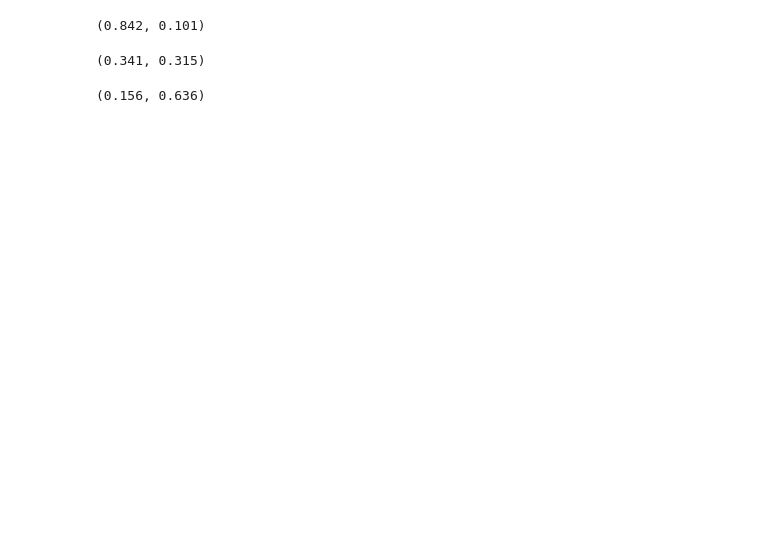
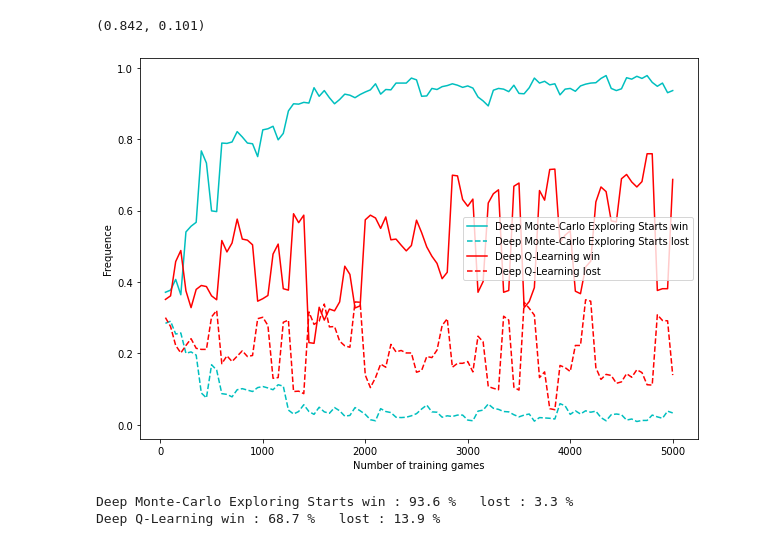
Before and after one commit to AMasquelier/Reinforcement-Learning, a Jupyter notebook: Test_Deep.ipynb, the cells around one changed output. Drawn from its saved outputs; the diff is of its cells as text; code cells hidden in the pictures; blank space fills up the shorter version.

```diff
--- a/Test_Deep.ipynb
+++ b/Test_Deep.ipynb
@@ -36,11 +35,9 @@ for i in range(32):
 print(score)
 # %% [output]
 (0.842, 0.101)
-# %%
-print(make_games(game, model, n=1000, smart={-1:False, 1:False}))
-# %% [output]
-(0.341, 0.315)
-# %%
-print(make_games(game, model, n=1000, smart={-1:True, 1:False}))
-# %% [output]
-(0.156, 0.636)
+# %%
+compare_learning_curve(game, DeepMCES(game), DeepQLearning(game), n=5000)
+# %% [output]
+[figure, added]
+Deep Monte-Carlo Exploring Starts win : 93.6 %   lost : 3.3 %
+Deep Q-Learning win : 68.7 %   lost : 13.9 %
```
Also changed, not shown: parts of 6 cells of this notebook, 1 other file.
